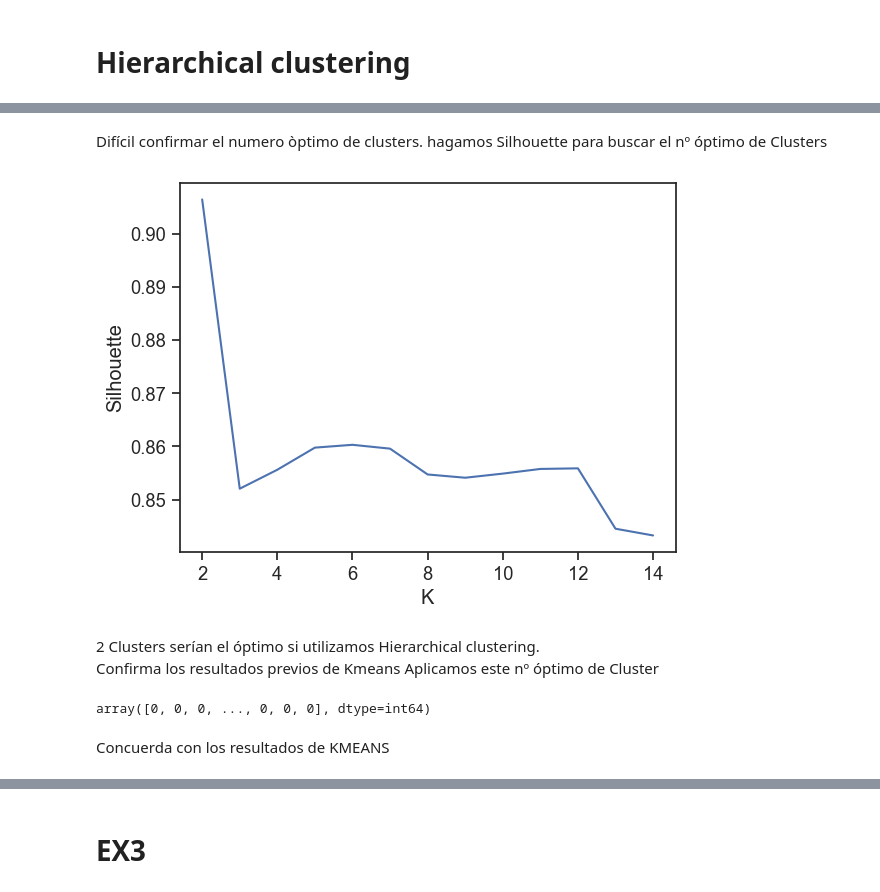
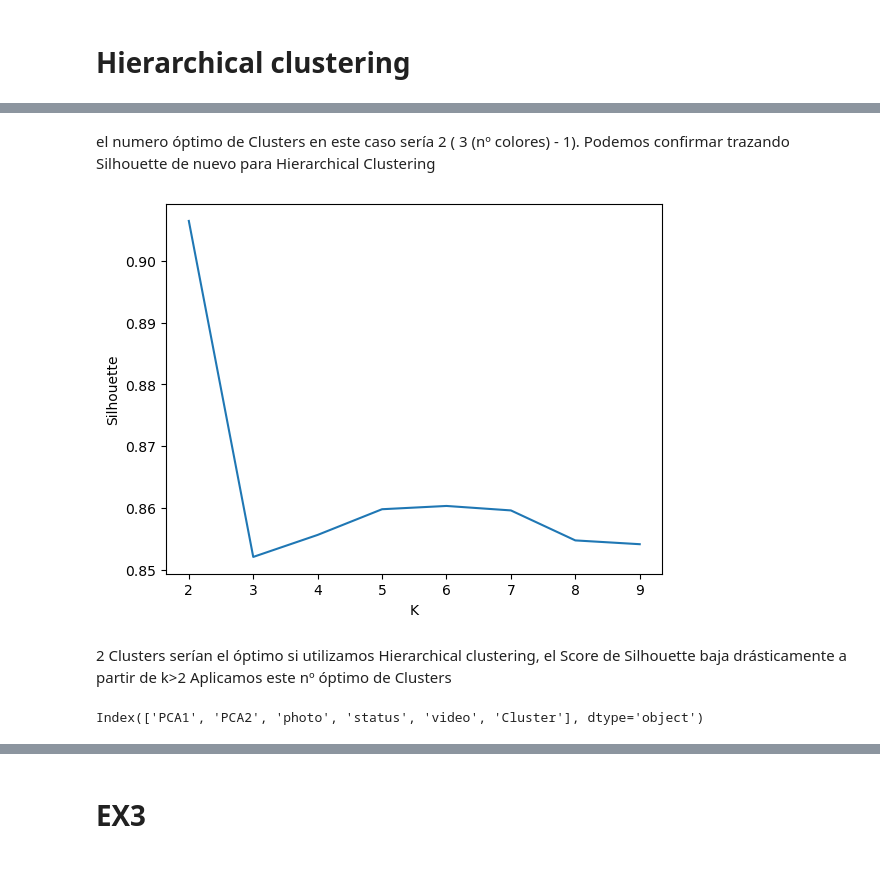
Before and after one commit to Llapi7/ML_unsupervised-, a Jupyter notebook: M8_T01.ipynb, the cells around one changed output, grey strips where cells are left out. Saved outputs shown, nothing was run; the diff lists cells and outputs as text; code cells hidden in the pictures.

```diff
--- a/M8_T01.ipynb
+++ b/M8_T01.ipynb
@@ -333,17 +325,17 @@ plt.ylabel('cumulative explained variance');
 # %% [markdown]
 # KMEANS
 # %%
-#Vamos a buscar el nº óptimo de cluster con el método Elbow
+#Vamos a buscar el nº óptimo de clusters con el método Elbow
 
 from sklearn.cluster import KMeans
 inertia = []
-K = range(1,10)
-algorithm = 'elkan'
 
-for k in range ( 1,10) :
-    Kmeans = KMeans(n_clusters=k, max_iter = 100, random_state = 42,algorithm = algorithm)
-    Kmeans.fit_predict(df_def1)
-    inertia.append(Kmeans.inertia_)
+
+
+for k in range(2,15):
+        Kmeans = KMeans(n_clusters=k, max_iter = 100, random_state = 42,algorithm = 'elkan')
+        Kmeans.fit(df_def)
+        inertia.append(Kmeans.inertia_)
 # %%
 # Plot
 
@@ -357,13 +352,12 @@ plt.plot(K, inertia)
 # %%
-# Training del modelo con n_clusters = 2 clusters
+# Training del modelo con n_clusters = 3 clusters
 
 
-Kmeans_2 = KMeans(n_clusters=2,
+Kmeans_3 = KMeans(n_clusters=3,
                   max_iter = 1000,
                   random_state = 42,
                   algorithm = 'elkan')
 # %%
 # Ajustamos a nuestros datos ( obtenemos Clusters :  Y )
 
-Y_k2 = Kmeans_2.fit_predict(df_def1)
-Y_k2
+Y_k3 = Kmeans_3.fit_predict(df_def).astype(int)
@@ -372,7 +364,7 @@ array([0, 0, 0, ..., 0, 0, 0])
 # %%
 # Añadimos Labels que acabamos de crear al df:
 
-df_def['Cluster']= Y_k2
-df_scaled['Cluster'] = Y_k2
-df_def
+df_def['Cluster']= Y_k3
+df_def.reset_index()
+df_def.columns
 # %% [output]
@@ -436,31 +417,39 @@ plt.show()
-# %% [markdown]
-Difícil confirmar el numero òptimo de clusters. hagamos  Silhouette para buscar el nº óptimo de Clusters
+# %% [markdown]
+el numero óptimo de Clusters en este caso sería 2 ( 3 (nº colores) - 1).
+Podemos confirmar trazando Silhouette de nuevo para Hierarchical Clustering
 # %%
-silhouette = []
+from sklearn.cluster import AgglomerativeClustering
+from sklearn.metrics import silhouette_score
 
-for k in range(2, 15):
+silhouette2 = []
+
+for k in range (2,10):
     AG = AgglomerativeClustering(n_clusters=k ,affinity='euclidean', linkage='ward')
     cluster_labels = AG.fit_predict(df_def)
-    silhouette.append((silhouette_score(df_def, cluster_labels)))
+    silhouette2.append((silhouette_score(df_def, cluster_labels)))
 
-#print(silhouette_coefficients_HC)
+#print(silhouette_coefficients)
 
-plt.plot(range(2, 15), silhouette)
+plt.plot(range(2, 10), silhouette2)
 plt.xlabel('K')
 plt.ylabel('Silhouette')
 plt.show()
 # %% [output]
-[figure, old version]
+[figure, new version]
 # %% [markdown]
-2 Clusters serían el óptimo si utilizamos Hierarchical clustering.\
-Confirma los resultados previos de Kmeans
-Aplicamos este nº óptimo de Cluster
+2 Clusters serían el óptimo si utilizamos Hierarchical clustering, el Score de Silhouette baja drásticamente a partir de k>2
+Aplicamos este nº óptimo de Clusters
 # %%
 from sklearn.cluster import AgglomerativeClustering
 
 cluster2 = AgglomerativeClustering(n_clusters = 2 , affinity = 'euclidean', linkage = 'ward')
-cluster2.fit_predict(df_def)
+Y_AGG2 = cluster2.fit_predict(df_def).astype(int) # Ajustamos y predecimos Labels
-# %% [output]
-array([0, 0, 0, ..., 0, 0, 0], dtype=int64)
-# %% [markdown]
-Concuerda con los resultados de KMEANS
+# %%
+# Añadimos Labels que acabamos de crear al df:
+df_AGG = df_def.copy()
+
+df_AGG['Cluster']= Y_AGG2
+df_AGG.reset_index()
+df_AGG.columns
+# %% [output]
+Index(['PCA1', 'PCA2', 'photo', 'status', 'video', 'Cluster'], dtype='object')
```
Also changed, not shown: parts of 45 cells of this notebook.
